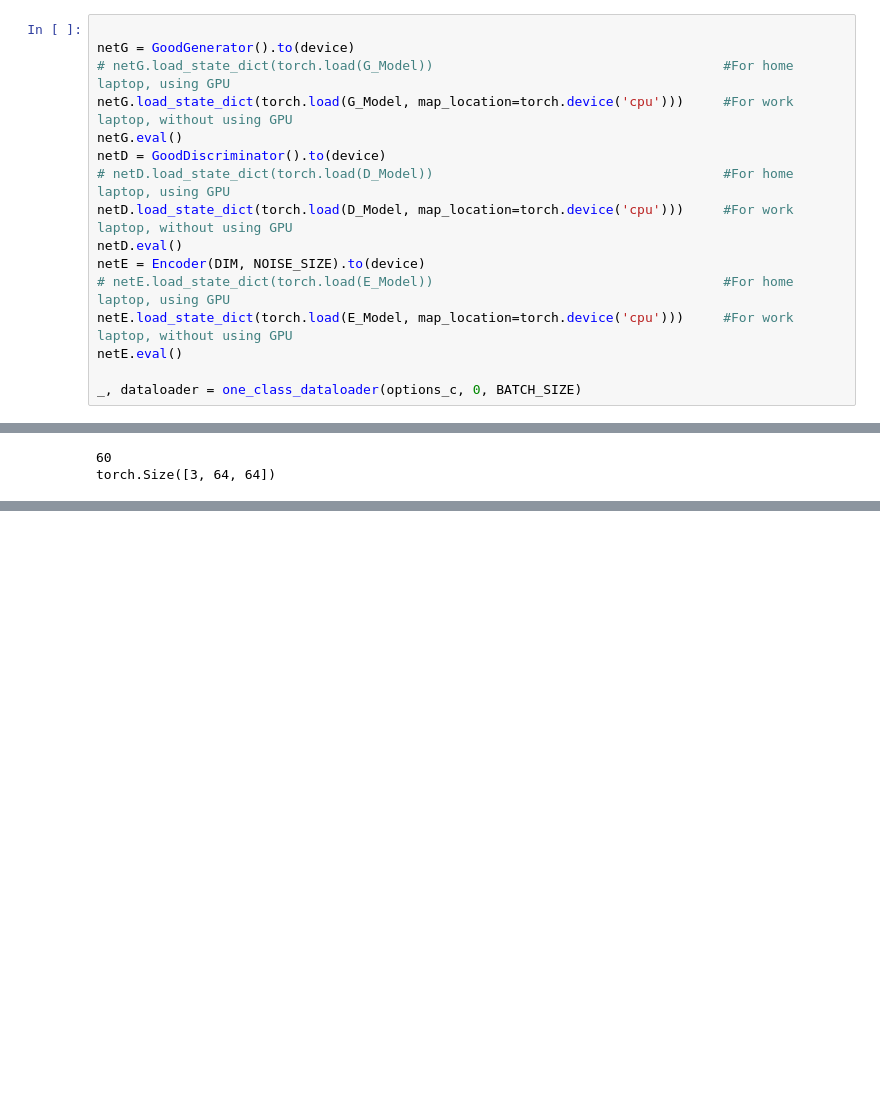
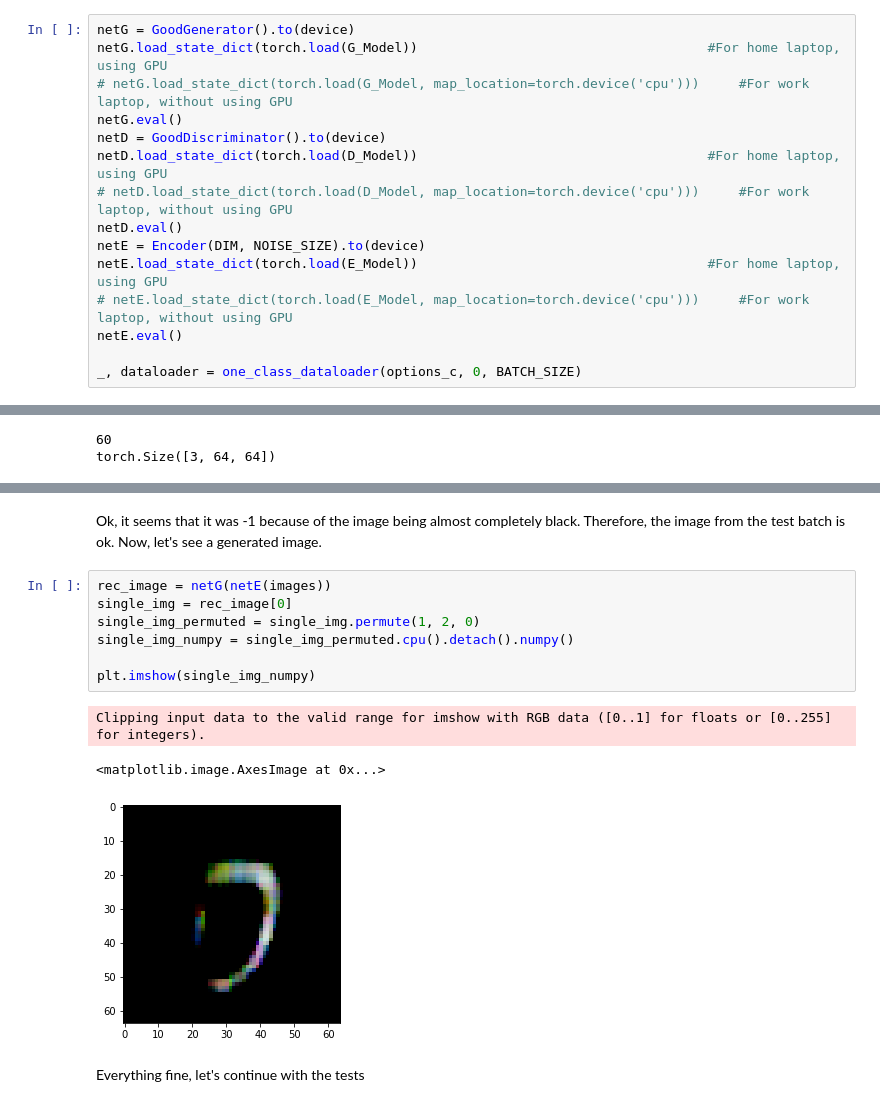
Before and after one commit to AlexCC93/BottlesAnomalies_TFM, a Jupyter notebook: GAN_approach/AnoGAN_playground2.ipynb, the cells around one changed output, grey strips where cells are left out. Saved outputs shown, nothing was run; the diff lists cells and outputs as text; blank space fills up the shorter version.

```diff
--- a/GAN_approach/AnoGAN_playground2.ipynb
+++ b/GAN_approach/AnoGAN_playground2.ipynb
@@ -717,16 +707,15 @@ TESTING THE EVALUATION FUNCTION
 # %%
-
 netG = GoodGenerator().to(device)
-# netG.load_state_dict(torch.load(G_Model))                                     #For home laptop, using GPU
-netG.load_state_dict(torch.load(G_Model, map_location=torch.device('cpu')))     #For work laptop, without using GPU
+netG.load_state_dict(torch.load(G_Model))                                     #For home laptop, using GPU
+# netG.load_state_dict(torch.load(G_Model, map_location=torch.device('cpu')))     #For work laptop, without using GPU
 netG.eval()
 netD = GoodDiscriminator().to(device)
-# netD.load_state_dict(torch.load(D_Model))                                     #For home laptop, using GPU
-netD.load_state_dict(torch.load(D_Model, map_location=torch.device('cpu')))     #For work laptop, without using GPU
+netD.load_state_dict(torch.load(D_Model))                                     #For home laptop, using GPU
+# netD.load_state_dict(torch.load(D_Model, map_location=torch.device('cpu')))     #For work laptop, without using GPU
 netD.eval()
 netE = Encoder(DIM, NOISE_SIZE).to(device)
-# netE.load_state_dict(torch.load(E_Model))                                     #For home laptop, using GPU
-netE.load_state_dict(torch.load(E_Model, map_location=torch.device('cpu')))     #For work laptop, without using GPU
+netE.load_state_dict(torch.load(E_Model))                                     #For home laptop, using GPU
+# netE.load_state_dict(torch.load(E_Model, map_location=torch.device('cpu')))     #For work laptop, without using GPU
 netE.eval()
 
 _, dataloader = one_class_dataloader(options_c, 0, BATCH_SIZE)
@@ -747,0 +1010,15 @@ Above we see that each batch is of 60 images.
+# %% [markdown]
+Ok, it seems that it was -1 because of the image being almost completely black. Therefore, the image from the test batch is ok. Now, let's see a generated image.
+# %%
+rec_image = netG(netE(images))
+single_img = rec_image[0]
+single_img_permuted = single_img.permute(1, 2, 0)
+single_img_numpy = single_img_permuted.cpu().detach().numpy()
+
+plt.imshow(single_img_numpy)
+# %% [output]
+Clipping input data to the valid range for imshow with RGB data ([0..1] for floats or [0..255] for integers).
+<matplotlib.image.AxesImage at 0x...>
+[figure, added]
+# %% [markdown]
+Everything fine, let's continue with the tests
```
Also changed, not shown: parts of 87 cells of this notebook, 6 other files.
